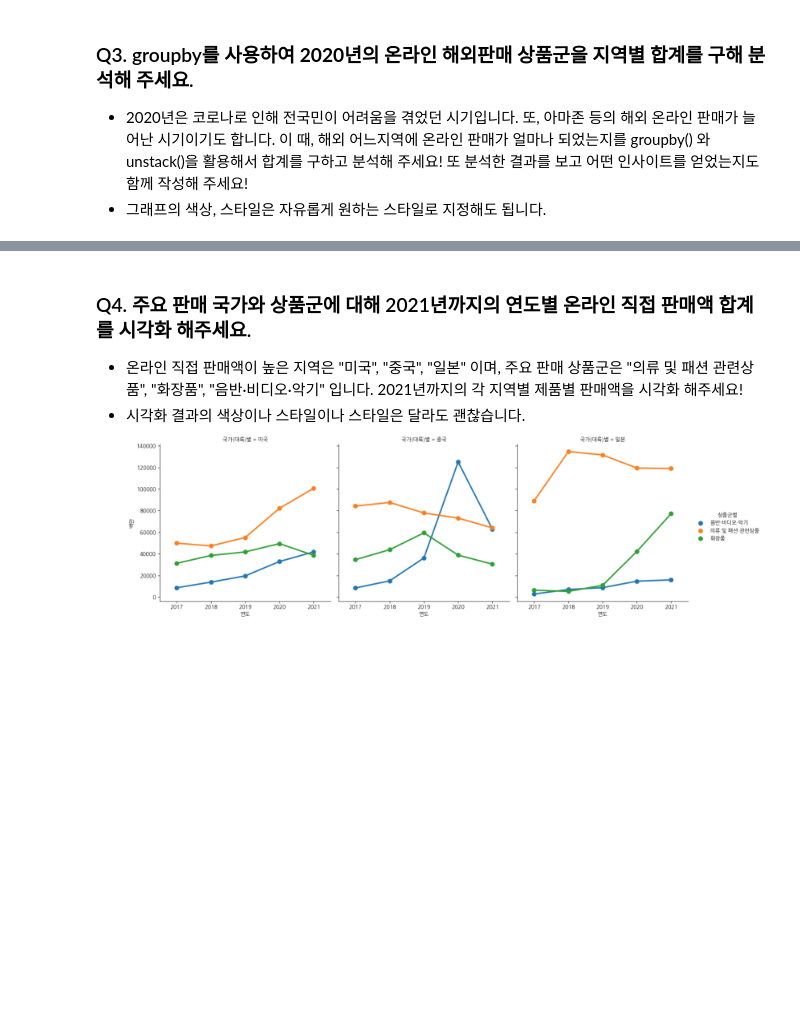
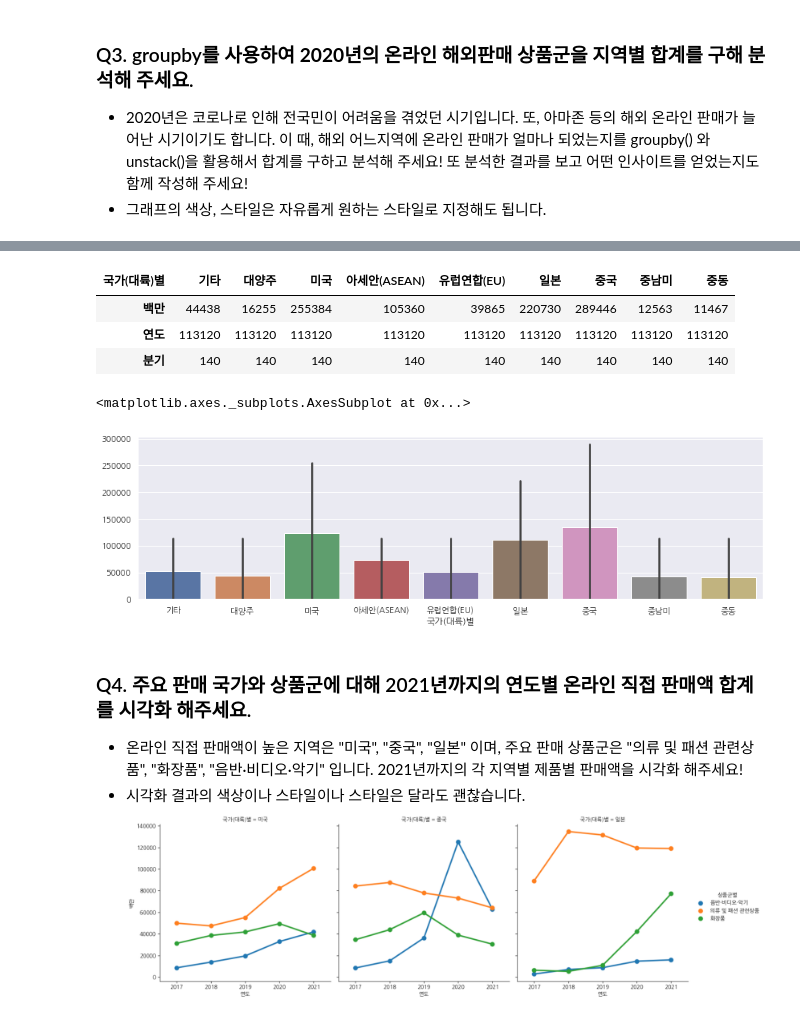
Before and after one commit to yk-Jeong/DS_study, a Jupyter notebook: 4주차_20221117_뿅뿅.ipynb, the cells around one changed output, grey strips where cells are left out. Cells and saved outputs as stored; diff of their text form; code cells hidden in the pictures; blank space fills up the shorter version.

```diff
--- a/4주차_20221117_뿅뿅.ipynb
+++ b/4주차_20221117_뿅뿅.ipynb
@@ -126,3 +124,7 @@ sns.lineplot(data=pdf1.T)
 
 - 2020년은 코로나로 인해 전국민이 어려움을 겪었던 시기입니다. 또, 아마존 등의 해외 온라인 판매가 늘어난 시기이기도 합니다. 이 때, 해외 어느지역에 온라인 판매가 얼마나 되었는지를 groupby() 와 unstack()을 활용해서 합계를 구하고 분석해 주세요! 또 분석한 결과를 보고 어떤 인사이트를 얻었는지도 함께 작성해 주세요!
 - 그래프의 색상, 스타일은 자유롭게 원하는 스타일로 지정해도 됩니다.
+# %%
+df_corona = df.groupby('연도').get_group(2020)
+df_corona = df_corona.groupby('국가(대륙)별').sum()
+df_corona
@@ -129,3 +143,16 @@ sns.lineplot(data=pdf1.T)
+# %%
+df_corona.T
+# %% [output]
+| 국가(대륙)별 | 기타 | 대양주 | 미국 | 아세안(ASEAN) | 유럽연합(EU) | 일본 | 중국 | 중남미 | 중동 |
+| 백만 | 44438 | 16255 | 255384 | 105360 | 39865 | 220730 | 289446 | 12563 | 11467 |
+| 연도 | 113120 | 113120 | 113120 | 113120 | 113120 | 113120 | 113120 | 113120 | 113120 |
+| 분기 | 140 | 140 | 140 | 140 | 140 | 140 | 140 | 140 | 140 |
+# %%
+plt.figure(figsize=(15, 4))
+sns.barplot(data = df_corona.T)
+# %% [output]
+<matplotlib.axes._subplots.AxesSubplot at 0x...>
+[figure, added]
 # %% [markdown]
 ### Q4. 주요 판매 국가와 상품군에 대해 2021년까지의 연도별 온라인 직접 판매액 합계를 시각화 해주세요.
 
```
Also changed, not shown: parts of 11 cells of this notebook.
